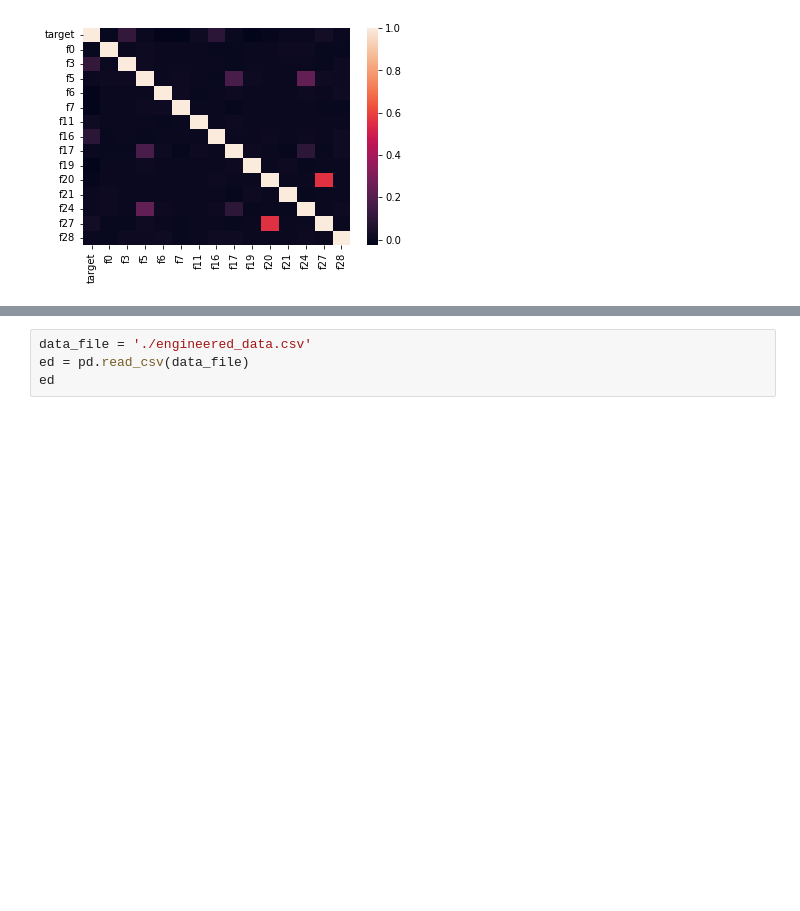
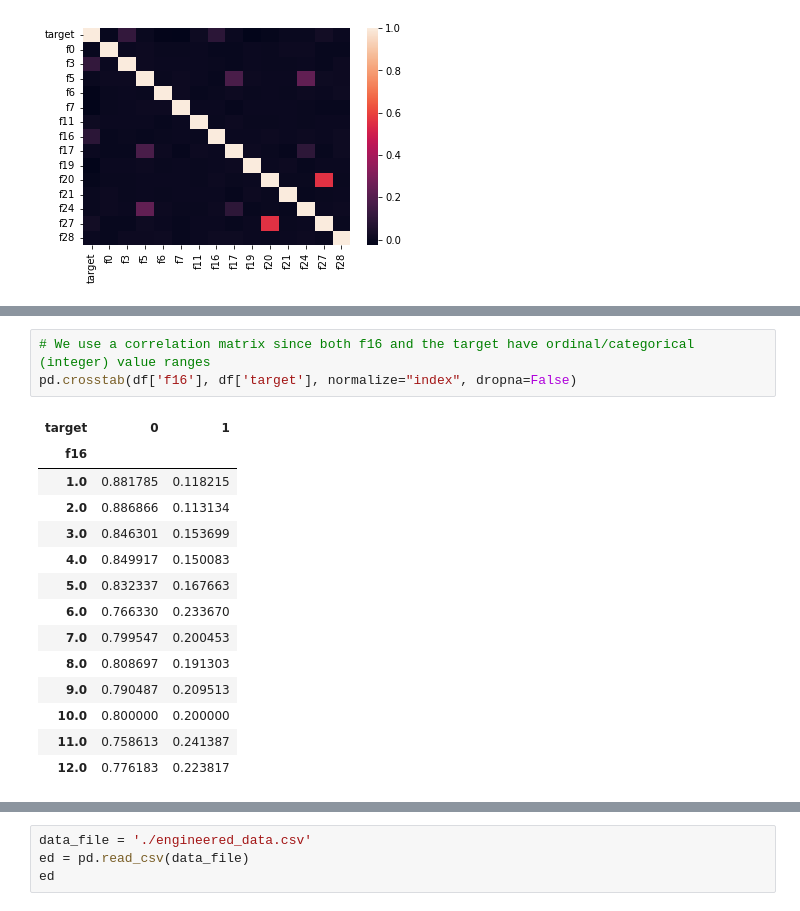
Before and after one commit to AdrianLangseth/Practical_ML, a Jupyter notebook: EDA.ipynb, the cells around one changed output, grey strips where cells are left out. Cells and saved outputs as stored; diff of their text form; blank space fills up the shorter version.

```diff
--- a/EDA.ipynb
+++ b/EDA.ipynb
@@ -152,0 +173,18 @@ We see that there is not any particularly signifcant correlation between f5 and
+# %%
+# We use a correlation matrix since both f16 and the target have ordinal/categorical (integer) value ranges
+pd.crosstab(df['f16'], df['target'], normalize="index", dropna=False)
+# %% [output]
+| target | 0 | 1 |
+| f16 |  |  |
+| 1.0 | 0.881785 | 0.118215 |
+| 2.0 | 0.886866 | 0.113134 |
+| 3.0 | 0.846301 | 0.153699 |
+| 4.0 | 0.849917 | 0.150083 |
+| 5.0 | 0.832337 | 0.167663 |
+| 6.0 | 0.766330 | 0.233670 |
+| 7.0 | 0.799547 | 0.200453 |
+| 8.0 | 0.808697 | 0.191303 |
+| 9.0 | 0.790487 | 0.209513 |
+| 10.0 | 0.800000 | 0.200000 |
+| 11.0 | 0.758613 | 0.241387 |
+| 12.0 | 0.776183 | 0.223817 |
```
Also changed, not shown: parts of 12 cells of this notebook.
